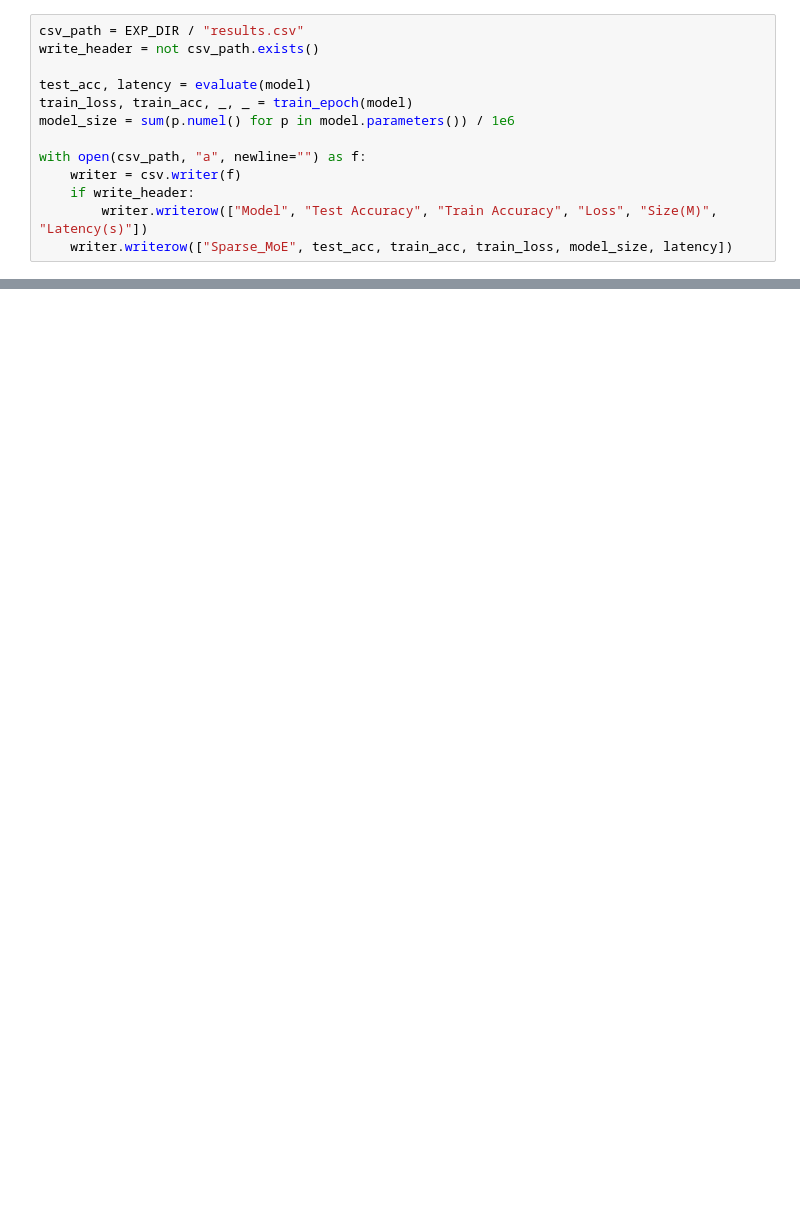
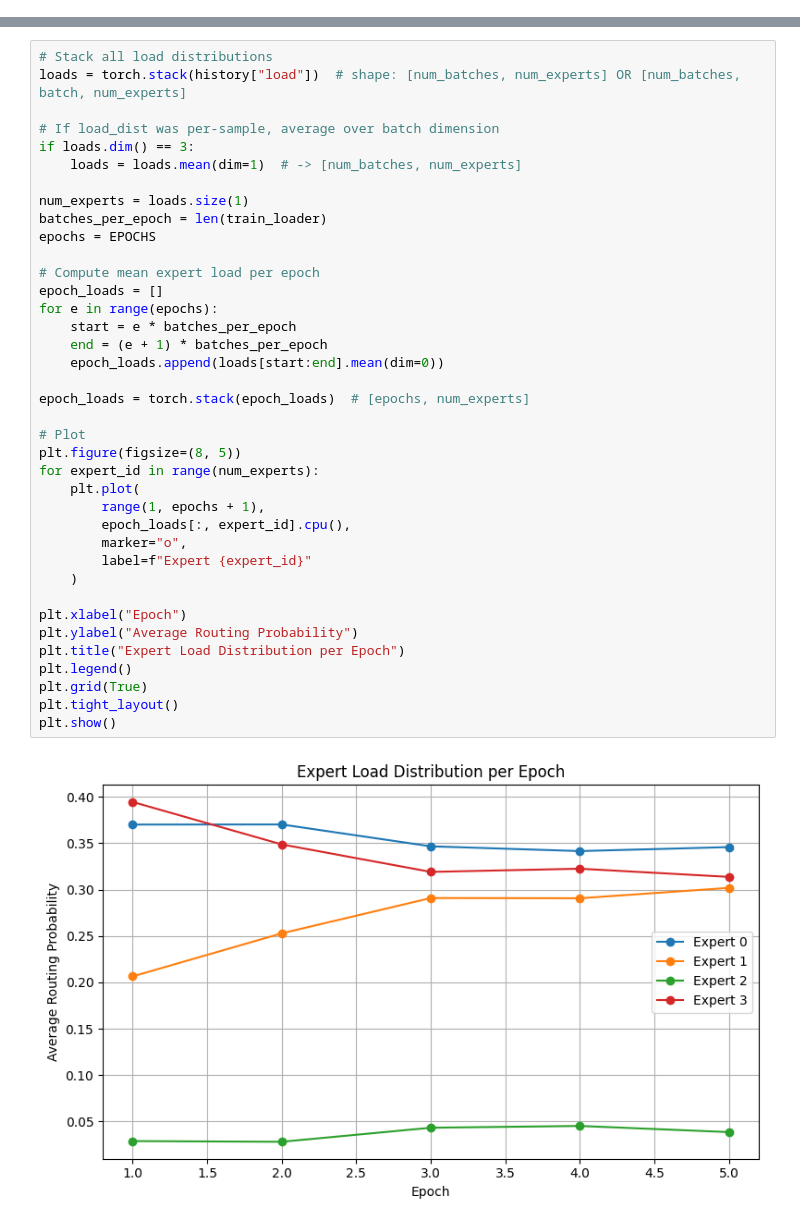
Before and after one commit to Rebiya/LLM-Optimization, a Jupyter notebook: notebooks/02_moe.ipynb, the cells around one changed output, grey strips where cells are left out. Saved outputs shown, nothing was run; the diff lists cells and outputs as text; blank space fills up the shorter version.

```diff
--- a/notebooks/02_moe.ipynb
+++ b/notebooks/02_moe.ipynb
@@ -267,13 +167,0 @@ def evaluate(model):
-# %%
-csv_path = EXP_DIR / "results.csv"
-write_header = not csv_path.exists()
-
-test_acc, latency = evaluate(model)
-train_loss, train_acc, _, _ = train_epoch(model)
-model_size = sum(p.numel() for p in model.parameters()) / 1e6
-
-with open(csv_path, "a", newline="") as f:
-    writer = csv.writer(f)
-    if write_header:
-        writer.writerow(["Model", "Test Accuracy", "Train Accuracy", "Loss", "Size(M)", "Latency(s)"])
-    writer.writerow(["Sparse_MoE", test_acc, train_acc, train_loss, model_size, latency])
@@ -320 +188,41 @@ plt.show()
+# %%
+# Stack all load distributions
+loads = torch.stack(history["load"])  # shape: [num_batches, num_experts] OR [num_batches, batch, num_experts]
+
+# If load_dist was per-sample, average over batch dimension
+if loads.dim() == 3:
+    loads = loads.mean(dim=1)  # -> [num_batches, num_experts]
+
+num_experts = loads.size(1)
+batches_per_epoch = len(train_loader)
+epochs = EPOCHS
+
+# Compute mean expert load per epoch
+epoch_loads = []
+for e in range(epochs):
+    start = e * batches_per_epoch
+    end = (e + 1) * batches_per_epoch
+    epoch_loads.append(loads[start:end].mean(dim=0))
+
+epoch_loads = torch.stack(epoch_loads)  # [epochs, num_experts]
+
+# Plot
+plt.figure(figsize=(8, 5))
+for expert_id in range(num_experts):
+    plt.plot(
+        range(1, epochs + 1),
+        epoch_loads[:, expert_id].cpu(),
+        marker="o",
+        label=f"Expert {expert_id}"
+    )
+
+plt.xlabel("Epoch")
+plt.ylabel("Average Routing Probability")
+plt.title("Expert Load Distribution per Epoch")
+plt.legend()
+plt.grid(True)
+plt.tight_layout()
+plt.show()
+# %% [output]
+[figure, added]
 # %%
```
Also changed, not shown: parts of 24 cells of this notebook, 6 other files.
